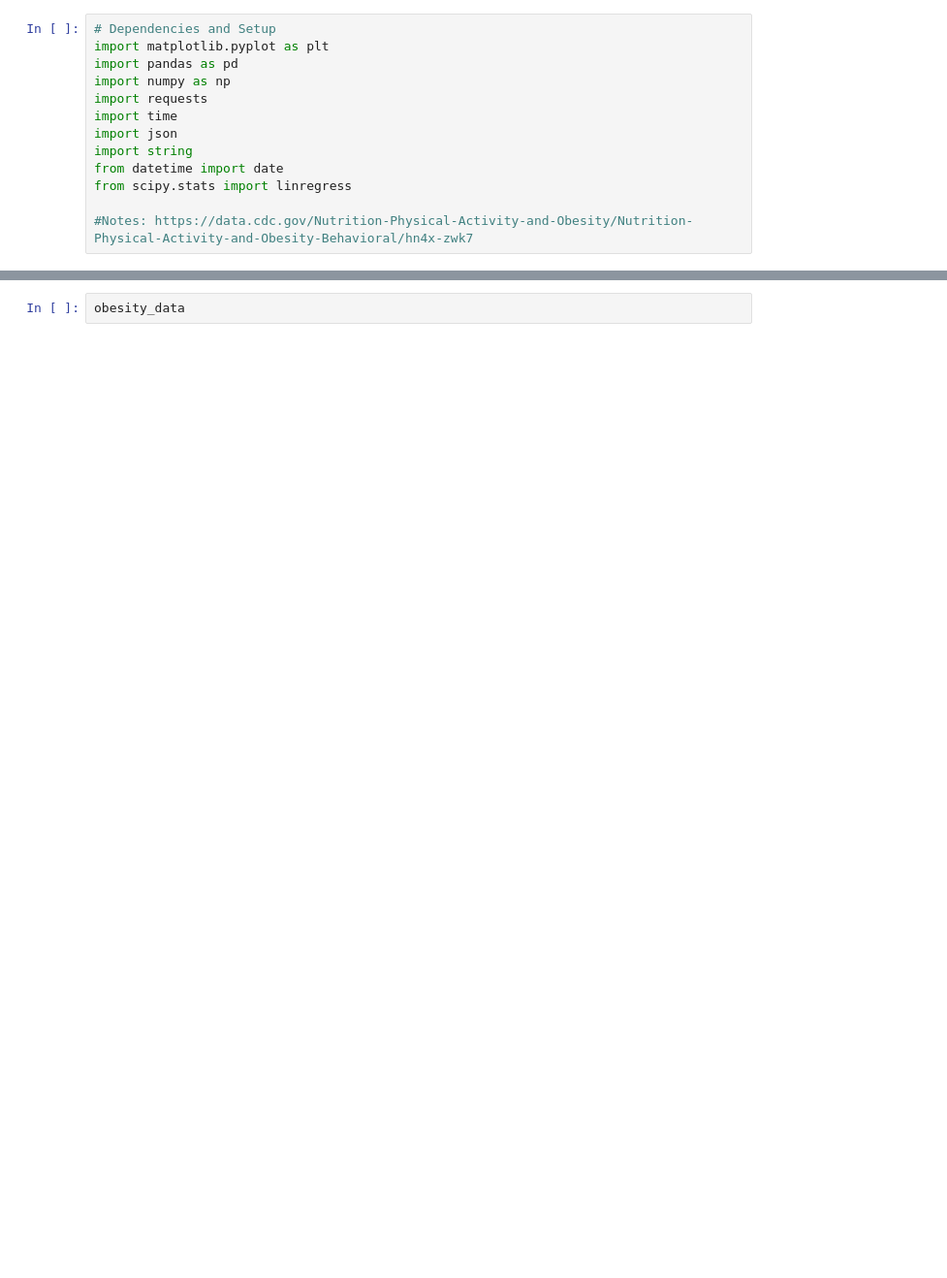
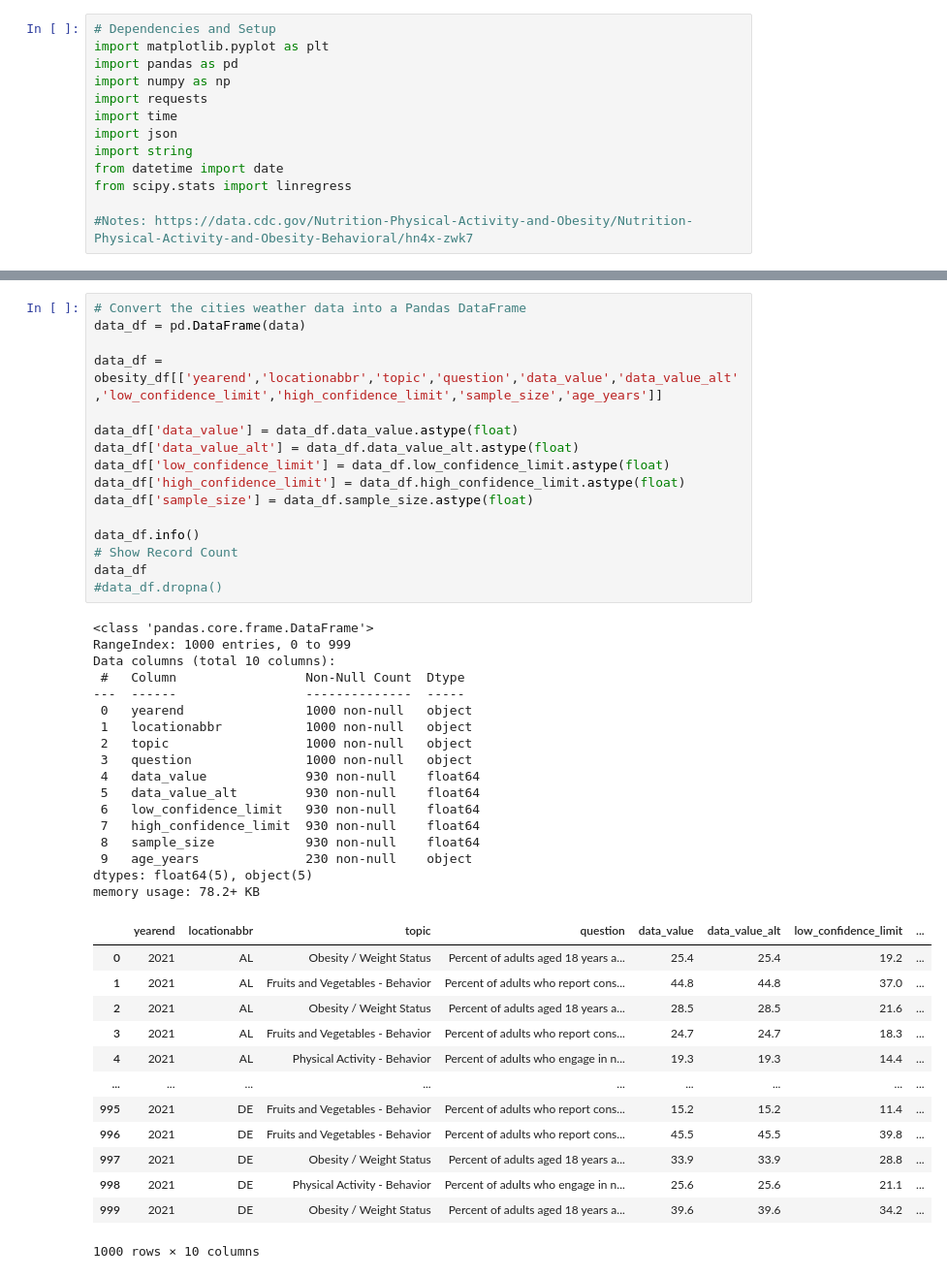
Before and after one commit to sma005/project-one-group-4, a Jupyter notebook: obesity_study.ipynb, the cells around one changed output, grey strips where cells are left out. Shown at 97% size. Drawn from its saved outputs; the diff is of its cells as text; blank space fills up the shorter version.

```diff
--- a/obesity_study.ipynb
+++ b/obesity_study.ipynb
@@ -43,2 +43,47 @@ data
 # %%
-obesity_data
+# Convert the cities weather data into a Pandas DataFrame
+data_df = pd.DataFrame(data)
+
+data_df = obesity_df[['yearend','locationabbr','topic','question','data_value','data_value_alt','low_confidence_limit','high_confidence_limit','sample_size','age_years']]
+
+data_df['data_value'] = data_df.data_value.astype(float)
+data_df['data_value_alt'] = data_df.data_value_alt.astype(float)
+data_df['low_confidence_limit'] = data_df.low_confidence_limit.astype(float)
+data_df['high_confidence_limit'] = data_df.high_confidence_limit.astype(float)
+data_df['sample_size'] = data_df.sample_size.astype(float)
+
+data_df.info()
+# Show Record Count
+data_df
+#data_df.dropna()
+# %% [output]
+<class 'pandas.core.frame.DataFrame'>
+RangeIndex: 1000 entries, 0 to 999
+Data columns (total 10 columns):
+ #   Column                 Non-Null Count  Dtype
+---  ------                 --------------  -----
+ 0   yearend                1000 non-null   object
+ 1   locationabbr           1000 non-null   object
+ 2   topic                  1000 non-null   object
+ 3   question               1000 non-null   object
+ 4   data_value             930 non-null    float64
+ 5   data_value_alt         930 non-null    float64
+ 6   low_confidence_limit   930 non-null    float64
+ 7   high_confidence_limit  930 non-null    float64
+ 8   sample_size            930 non-null    float64
+ 9   age_years              230 non-null    object
+dtypes: float64(5), object(5)
+memory usage: 78.2+ KB
+|  | yearend | locationabbr | topic | question | data_value | data_value_alt | low_confidence_limit | ... |
+| 0 | 2021 | AL | Obesity / Weight Status | Percent of adults aged 18 years a... | 25.4 | 25.4 | 19.2 | ... |
+| 1 | 2021 | AL | Fruits and Vegetables - Behavior | Percent of adults who report cons... | 44.8 | 44.8 | 37.0 | ... |
+| 2 | 2021 | AL | Obesity / Weight Status | Percent of adults aged 18 years a... | 28.5 | 28.5 | 21.6 | ... |
+| 3 | 2021 | AL | Fruits and Vegetables - Behavior | Percent of adults who report cons... | 24.7 | 24.7 | 18.3 | ... |
+| 4 | 2021 | AL | Physical Activity - Behavior | Percent of adults who engage in n... | 19.3 | 19.3 | 14.4 | ... |
+| ... | ... | ... | ... | ... | ... | ... | ... | ... |
+| 995 | 2021 | DE | Fruits and Vegetables - Behavior | Percent of adults who report cons... | 15.2 | 15.2 | 11.4 | ... |
+| 996 | 2021 | DE | Fruits and Vegetables - Behavior | Percent of adults who report cons... | 45.5 | 45.5 | 39.8 | ... |
+| 997 | 2021 | DE | Obesity / Weight Status | Percent of adults aged 18 years a... | 33.9 | 33.9 | 28.8 | ... |
+| 998 | 2021 | DE | Physical Activity - Behavior | Percent of adults who engage in n... | 25.6 | 25.6 | 21.1 | ... |
+| 999 | 2021 | DE | Obesity / Weight Status | Percent of adults aged 18 years a... | 39.6 | 39.6 | 34.2 | ... |
+1000 rows × 10 columns
```
Also changed, not shown: parts of 12 cells of this notebook, 1 other file.
